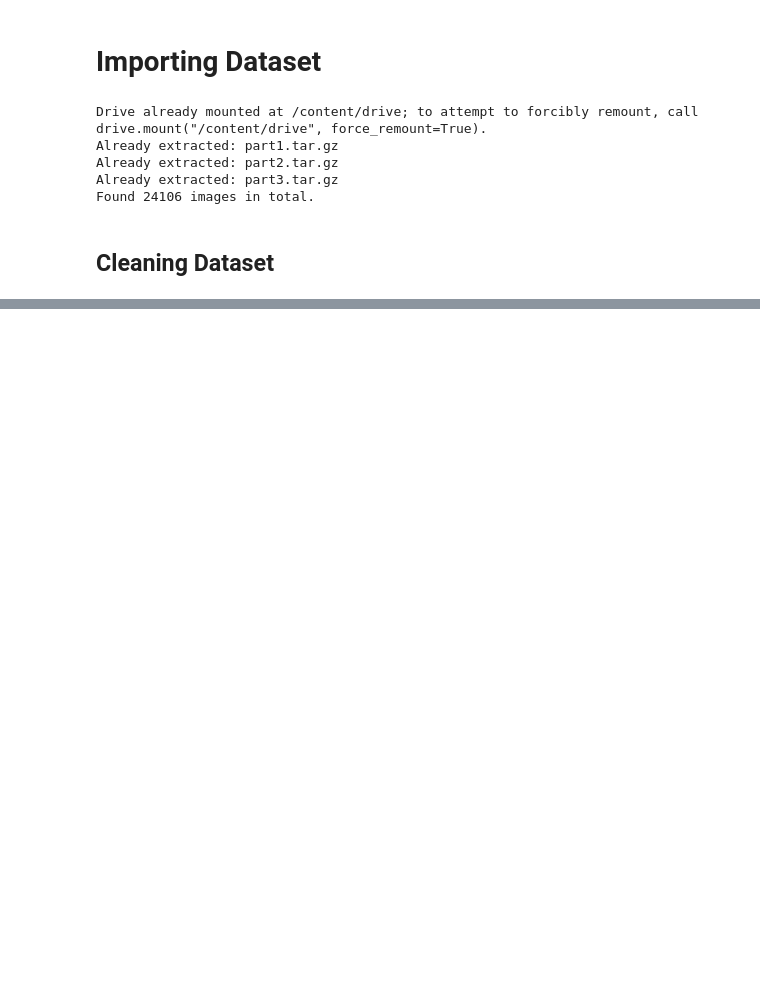
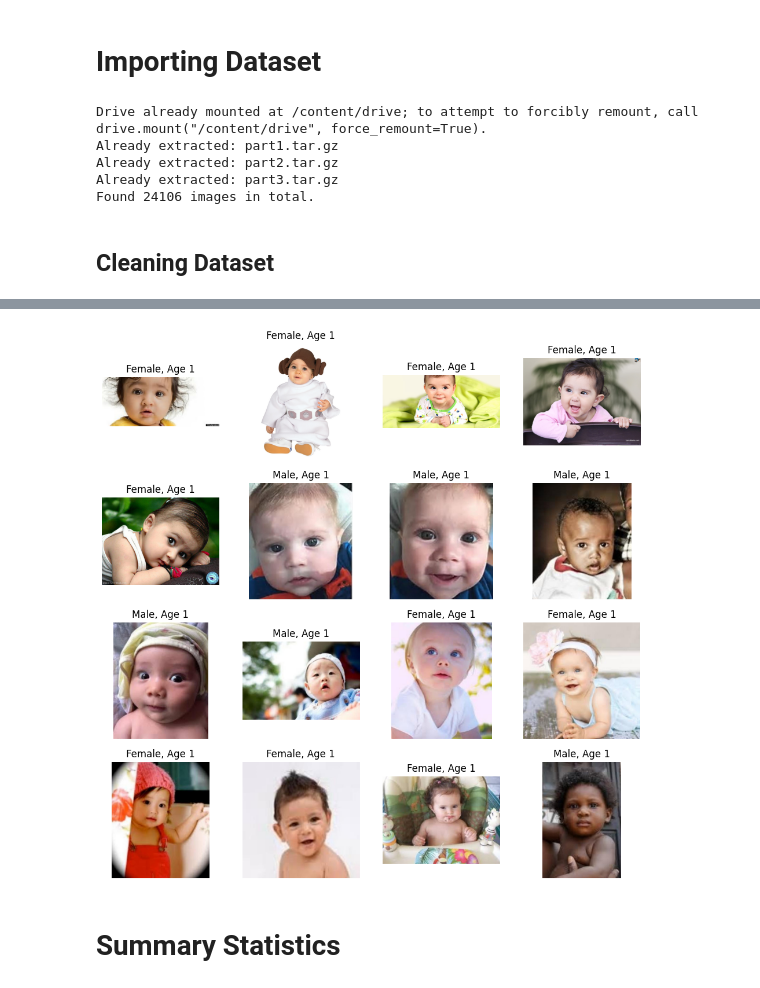
Before and after one commit to Theflawlessone/Face_Detection, a Jupyter notebook: Notebooks/Faces.ipynb, the cells around one changed output, grey strips where cells are left out. Saved outputs shown, nothing was run; the diff lists cells and outputs as text; code cells hidden in the pictures; blank space fills up the shorter version.

```diff
--- a/Notebooks/Faces.ipynb
+++ b/Notebooks/Faces.ipynb
@@ -107,0 +135,18 @@ After cleaning: 24080
+# %%
+age1_df = df[df["age"] == 1]
+
+plt.figure(figsize=(12, 12))
+
+for i, row in enumerate(age1_df.tail(16).itertuples(), 1):  # show first 16
+    img = Image.open(row.path)
+    plt.subplot(4, 4, i)
+    plt.imshow(img)
+    plt.axis("off")
+    gender_label = "Male" if row.gender == 0 else "Female"
+    plt.title(f"{gender_label}, Age 1")
+
+plt.show()
+# %% [output]
+[figure, added]
+# %% [markdown]
+# Summary Statistics
```
Also changed, not shown: parts of 28 cells of this notebook.
